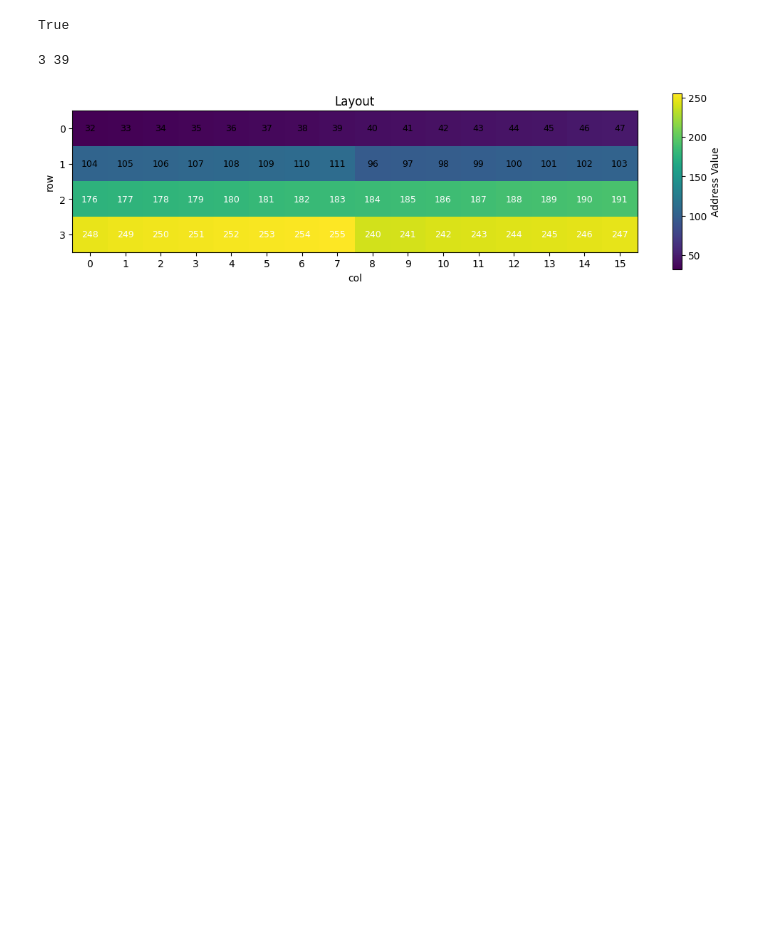
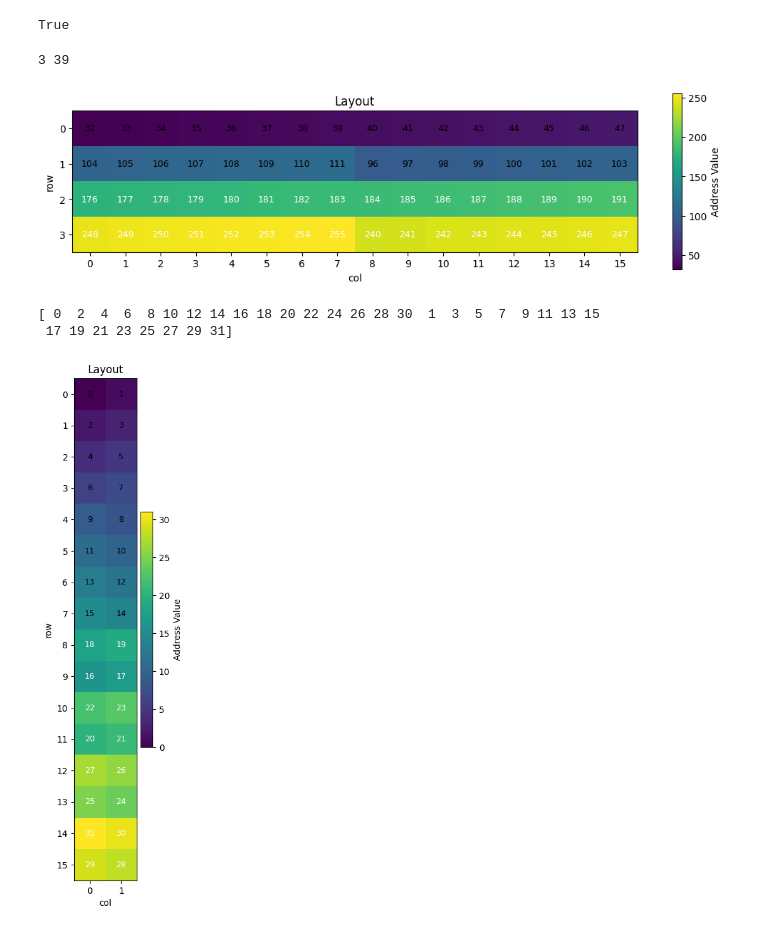
Before and after one commit to PranavDeepakSathya/theCudaBender, a Jupyter notebook: TMA_stuff/swizzler.ipynb, the cells around one changed output. Cells and saved outputs as stored; diff of their text form; code cells hidden in the pictures; blank space fills up the shorter version.

Commit message:
understanding_swizzles_more

```diff
--- a/TMA_stuff/swizzler.ipynb
+++ b/TMA_stuff/swizzler.ipynb
@@ -368,3 +353,11 @@ for x in range(64):
 draw_layout(swiz[0:4,32:48])
 # %% [output]
 [figure]
+# %%
+layout = Layout((16,2),(2,1), "na")
+b_bits = 3
+m_base = 4
+s_shift = 3
+n_bytes_per_elem = 2
+n_elems_per_vector = 8
+no_swiz,swiz, no_swiz_bank, swiz_bank = make_swizzle(layout,n_elems_per_vector, n_bytes_per_elem, b_bits, m_base,s_shift)
@@ -370,0 +391,9 @@ draw_layout(swiz[0:4,32:48])
+# %%
+print(lane_to_addr)
+# %% [output]
+[ 0  2  4  6  8 10 12 14 16 18 20 22 24 26 28 30  1  3  5  7  9 11 13 15
+ 17 19 21 23 25 27 29 31]
+# %%
+draw_layout(swiz)
+# %% [output]
+[figure, added]
```
Also changed, not shown: parts of 8 cells of this notebook, 7 other files.
